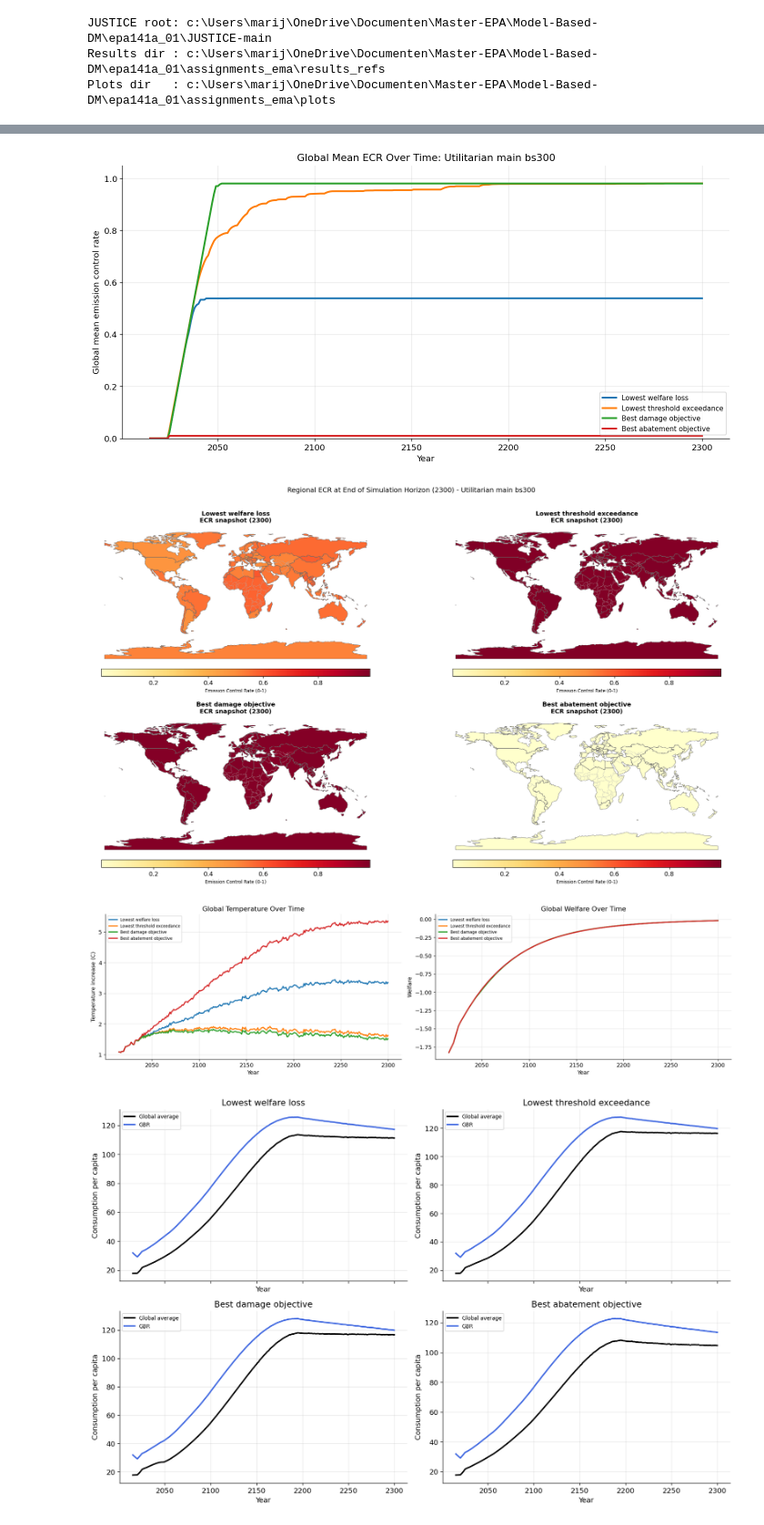
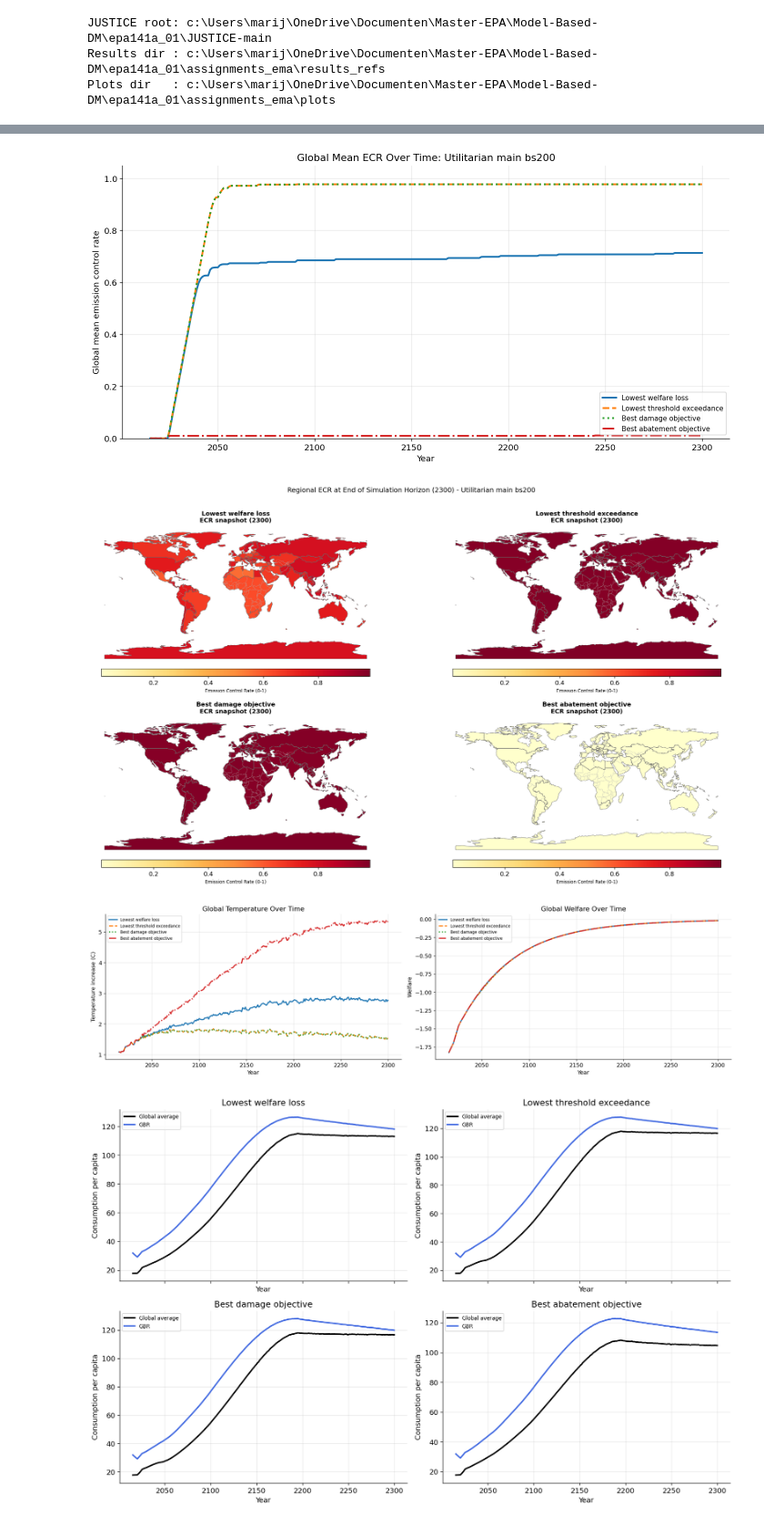
Before and after one commit to marijngeldof/epa141a_01, a Jupyter notebook: assignments_ema/Assignment_7_plotting_file.ipynb, the cells around one changed output, grey strips where cells are left out. Shown at 91% size. Saved outputs shown, nothing was run; the diff lists cells and outputs as text; code cells hidden in the pictures.

```diff
--- a/assignments_ema/Assignment_7_plotting_file.ipynb
+++ b/assignments_ema/Assignment_7_plotting_file.ipynb
@@ -335,14 +425,14 @@ util_bs300_path = os.path.join(RESULTS_DIR, "reference_set_utilitarian_main_bs30
 # ── Run policies once and cache outputs ───────────────────────────────────────
 lowest_threshold_results = {}
 
-for label, path in ref_temp_two.items():
+for label, path in ref_emissions.items():
     print(f"Running lowest-threshold policy: {label}")
     result, row = run_lowest_threshold_policy(path)
     lowest_threshold_results[label] = result
     print(row[OBJECTIVE_COLS])
     print("rerun fraction above threshold:", result["fraction_above_threshold"])
 
-util_four = run_four_policies(util_bs300_path)
+util_four = run_four_policies(util_bs200_path)
 
 lowest_threshold_emissions_results = {}
 
@@ -378,7 +468,7 @@ Running reference_set_utilitarian_bs200_dec10.csv | Best abatement objective
 fig, ax = plt.subplots(figsize=(11, 5.5))
 
 for label, result in lowest_threshold_results.items():
-    ax.plot(years, mean_global_temperature(result["datasets"]), linewidth=2.4, label=label)
+    ax.plot(years, mean_global_temperature(result["datasets"]), linewidth=1.4, label=label)
 
 ax.set_title("Global Temperature Over Time: Lowest Threshold Exceedance Policy")
 ax.set_xlabel("Year")
@@ -386,6 +476,7 @@ ax.set_ylabel("Temperature increase (C)")
 ax.grid(alpha=0.3)
 ax.legend(fontsize=9)
 
+
 plt.tight_layout()
 plt.savefig(os.path.join(PLOTS_DIR, "global_temperature_lowest_threshold_two_refsets.png"), dpi=150)
 plt.show()
@@ -394,9 +524,9 @@ plt.show()
 # %%
 # ── Plot 2: global emissions, lowest threshold, selected reference sets ───────
-fig, ax = plt.subplots(figsize=(12, 6))
+fig, ax = plt.subplots(figsize=(12, 8))
 
 for label, result in lowest_threshold_emissions_results.items():
-    ax.plot(years, global_emissions(result["datasets"]), linewidth=2.4, label=label)
+    ax.plot(years, global_emissions(result["datasets"]), linewidth=1.4, label=label)
 
 ax.set_title("Global Emissions Over Time for Selected Reference Sets")
 ax.set_xlabel("Year")
@@ -412,11 +542,24 @@ plt.show()
 # %%
-# ── Plot 3: global mean ECR over time, four policies, utilitarian bs300 ───────
+# ── Plot 3: global mean ECR over time, four policies, utilitarian bs200 ───────
+styles = {
+    "Lowest welfare loss": "-",
+    "Lowest threshold exceedance": "--",
+    "Best damage objective": ":",
+    "Best abatement objective": "-.",
+}
+
 fig, ax = plt.subplots(figsize=(12, 6))
 
 for label, result in util_four.items():
-    ax.plot(years, mean_global_ecr(result["ecr"]), linewidth=2.4, label=label)
+    ax.plot(
+        years,
+        mean_global_ecr(result["ecr"]),
+        linewidth=2.4,
+        linestyle=styles.get(label, "--"),
+        label=label,
+    )
 
-ax.set_title("Global Mean ECR Over Time: Utilitarian main bs300")
+ax.set_title("Global Mean ECR Over Time: Utilitarian main bs200")
 ax.set_xlabel("Year")
 ax.set_ylabel("Global mean emission control rate")
 ax.set_ylim(0, 1.05)
@@ -424,12 +567,15 @@ ax.grid(alpha=0.3)
 ax.legend(fontsize=9)
 
 plt.tight_layout()
-plt.savefig(os.path.join(PLOTS_DIR, "ecr_4_policies_utilitarian_main_bs300.png"), dpi=150)
+plt.savefig(
+    os.path.join(PLOTS_DIR, "ecr_4_policies_utilitarian_main_bs200.png"),
+    dpi=150,
+)
 plt.show()
 # %% [output]
-[figure, old version]
+[figure, new version]
 # %%
-# ── Plot 4: regional ECR heatmap at end of horizon, utilitarian bs300 ─────────
+# ── Plot 4: regional ECR heatmap at end of horizon, utilitarian bs200 ─────────
 rice50_path = os.path.join(JUSTICE_ROOT, "data", "input", "rice50_regions_dict.json")
 with open(rice50_path) as fh:
     rice50_dict = json.load(fh)
@@ -484,45 +630,67 @@ norm = mcolors.Normalize(vmin=all_vals.min(), vmax=all_vals.max())
 
 fig, axes = plt.subplots(2, 2, figsize=(18, 10))
 axes = axes.flatten()
 
 for ax, (col, title) in zip(axes, panel_specs):
     world.plot(ax=ax, color="0.88")
     world.boundary.plot(ax=ax, color="0.7", linewidth=0.2)
 
     regions_gdf.plot(
         ax=ax,
         color=[cmap(norm(v)) if pd.notna(v) else "0.88" for v in regions_gdf[col]],
     )
     regions_gdf.boundary.plot(ax=ax, color="0.4", linewidth=0.5)
 
     sm = plt.cm.ScalarMappable(cmap=cmap, norm=norm)
     sm.set_array([])
     cbar = fig.colorbar(sm, ax=ax, orientation="horizontal", pad=0.02, shrink=0.75, aspect=35)
     cbar.set_label("Emission Control Rate (0-1)", fontsize=8)
 
     ax.set_title(title, fontsize=11, fontweight="bold")
     ax.set_axis_off()
 
 fig.suptitle(
-    f"Regional ECR at End of Simulation Horizon ({snap_year}) - Utilitarian main bs300",
+    f"Regional ECR at End of Simulation Horizon ({snap_year}) - Utilitarian main bs200",
     fontsize=12,
     y=1.01,
 )
 
 plt.tight_layout()
-plt.savefig(os.path.join(PLOTS_DIR, "ecr_regional_map_utilitarian_main_bs300.png"), dpi=150, bbox_inches="tight")
+plt.savefig(os.path.join(PLOTS_DIR, "ecr_regional_map_utilitarian_main_bs200.png"), dpi=150, bbox_inches="tight")
 plt.show()
 # %% [output]
-[figure, old version]
+[figure, new version]
 # %%
-# ── Plot 5: global temperature and global welfare, four policies, util bs300 ──
+# ── Plot 5: global temperature and global welfare, four policies, util bs200 ──
+styles = {
+    "Lowest welfare loss": "-",
+    "Lowest threshold exceedance": "--",
+    "Best damage objective": ":",
+    "Best abatement objective": "-.",
+}
+
 fig, axes = plt.subplots(1, 2, figsize=(18, 5), sharex=True)
 ax_temp, ax_welfare = axes
 
 for label, result in util_four.items():
     datasets = result["datasets"]
-    ax_temp.plot(years, mean_global_temperature(datasets), linewidth=2.2, label=label)
-    ax_welfare.plot(years, global_welfare(datasets), linewidth=2.2, label=label)
+    style = styles.get(label, "--")
+
+    ax_temp.plot(
+        years,
+        mean_global_temperature(datasets),
+        linewidth=2.2,
+        linestyle=style,
+        label=label,
+    )
+
+    ax_welfare.plot(
+        years,
+        global_welfare(datasets),
+        linewidth=2.2,
+        linestyle=style,
+        label=label,
+    )
 
 ax_temp.set_title("Global Temperature Over Time")
 ax_temp.set_ylabel("Temperature increase (C)")
@@ -536,10 +704,13 @@ for ax in axes:
     ax.legend(fontsize=8)
 
 plt.tight_layout()
-plt.savefig(os.path.join(PLOTS_DIR, "temperature_welfare_4_policies_utilitarian_main_bs300.png"), dpi=150)
+plt.savefig(
+    os.path.join(PLOTS_DIR, "temperature_welfare_4_policies_utilitarian_main_bs200.png"),
+    dpi=150,
+)
 plt.show()
 # %% [output]
-[figure, old version]
+[figure, new version]
 # %%
 # ── Plot 6: consumption per capita, global average vs GBR, four policies ──────
 fig, axes = plt.subplots(2, 2, figsize=(14, 9), sharex=True)
```
Also changed, not shown: parts of 22 cells of this notebook, 29 other files.
